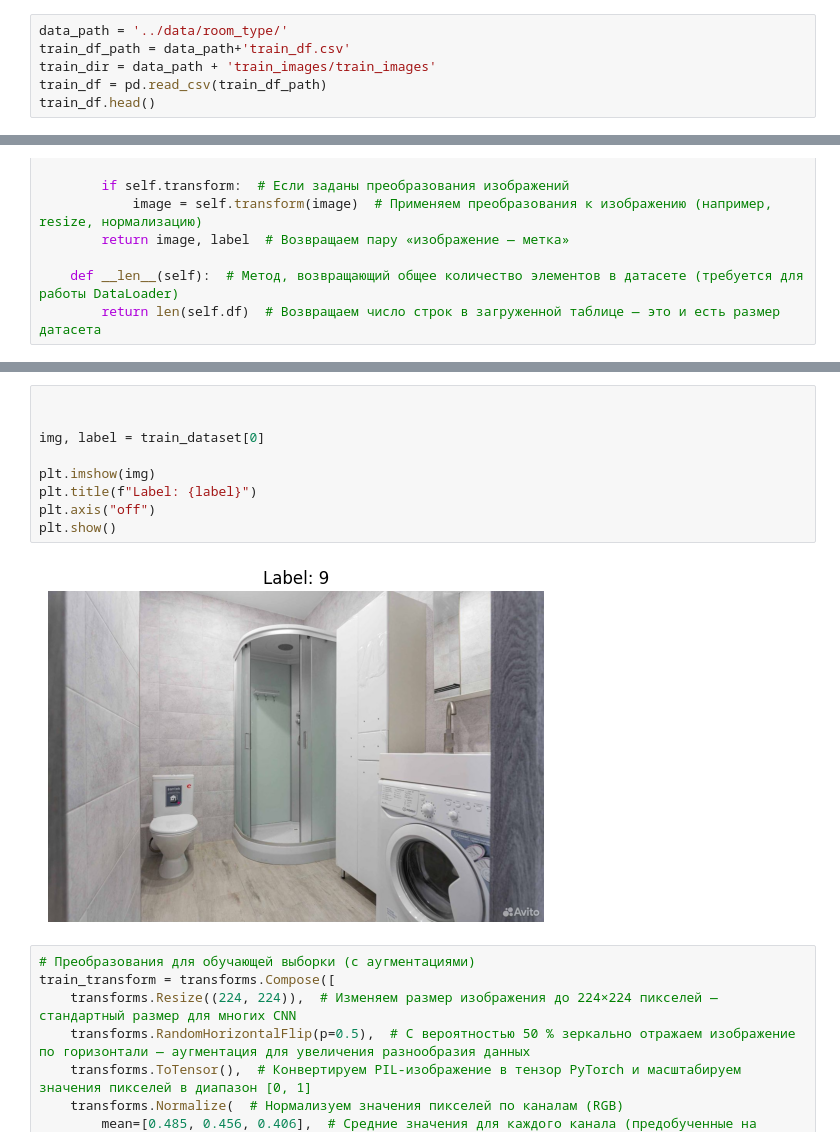
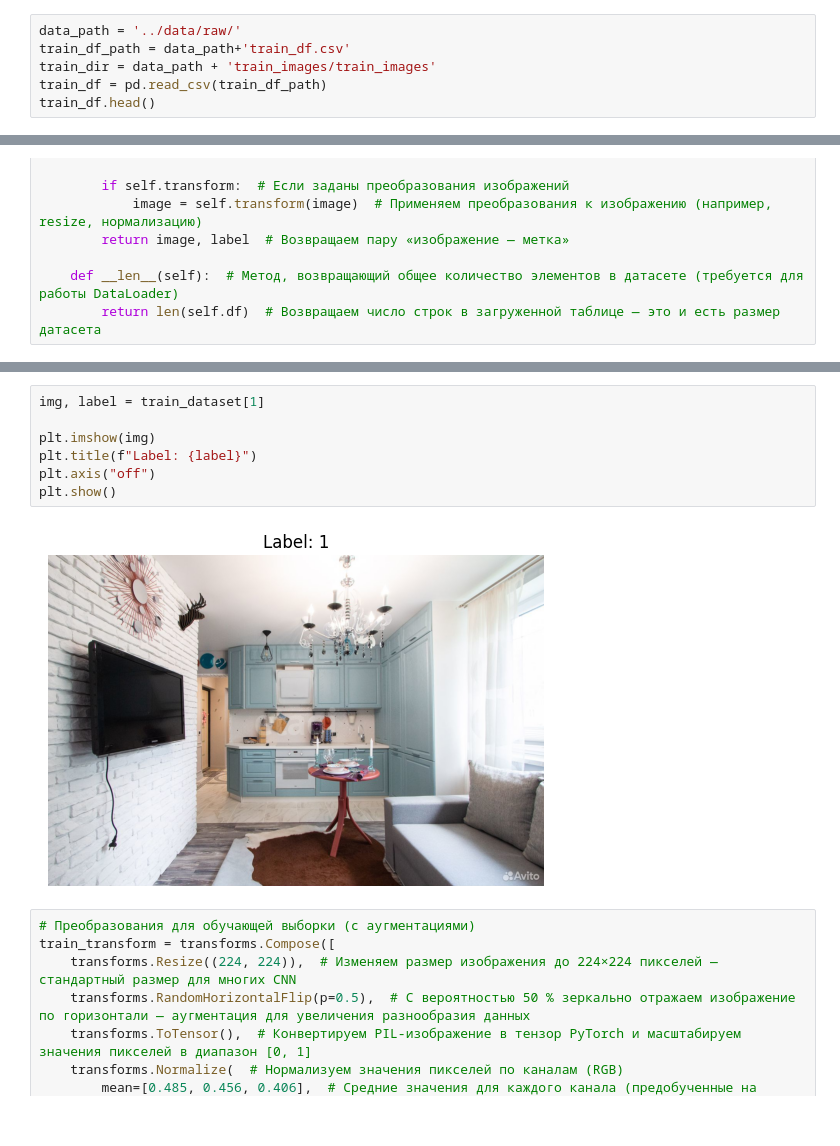
Before and after one commit to Bersserker/hakathon_room_cv, a Jupyter notebook: notebooks/mvp.ipynb, the cells around one changed output, grey strips where cells are left out. Cells and saved outputs as stored; diff of their text form.

```diff
--- a/notebooks/mvp.ipynb
+++ b/notebooks/mvp.ipynb
@@ -37,7 +37,7 @@ import pandas as pd
 from sklearn.model_selection import train_test_split
 from torch.utils.data import DataLoader
 # %%
-data_path = '../data/room_type/'
+data_path = '../data/raw/'
 train_df_path = data_path+'train_df.csv'
 train_dir = data_path + 'train_images/train_images'
 train_df = pd.read_csv(train_df_path)
@@ -95,16 +92,14 @@ print(sample_label)
 (1280, 853)
 9
 # %%
-
-
-img, label = train_dataset[0]
+img, label = train_dataset[1]
 
 plt.imshow(img)
 plt.title(f"Label: {label}")
 plt.axis("off")
 plt.show()
 # %% [output]
-[figure, old version]
+[figure, new version]
 # %%
 # Преобразования для обучающей выборки (с аугментациями)
 train_transform = transforms.Compose([
```
Also changed, not shown: parts of 5 cells of this notebook, 9 other files.
